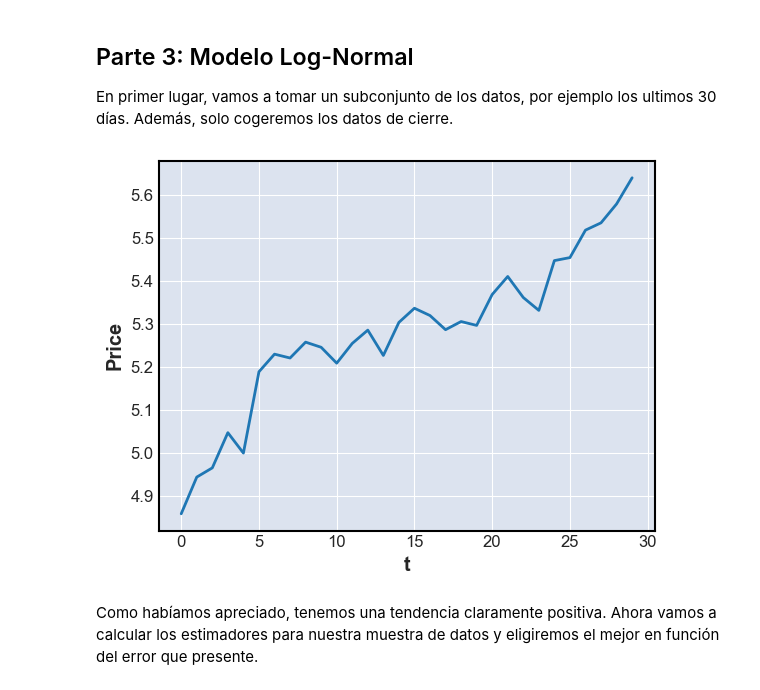
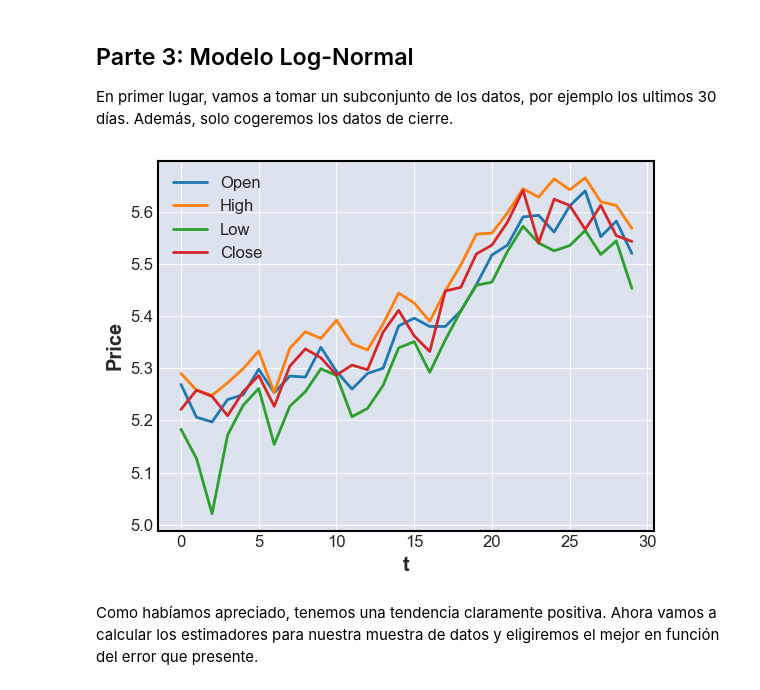
Before and after one commit to bereamanuel/analisisCarteras, a Jupyter notebook: modelo_lognormal.ipynb, the cells around one changed output. Drawn from its saved outputs; the diff is of its cells as text; code cells hidden in the pictures.

```diff
--- a/modelo_lognormal.ipynb
+++ b/modelo_lognormal.ipynb
@@ -341,14 +346,14 @@ None
 
 En primer lugar, vamos a tomar un subconjunto de los datos, por ejemplo los ultimos 30 días. Además, solo cogeremos los datos de cierre.
 # %%
-datos = df.iloc[len(df)-30:]["Close"]
+datos = df.iloc[len(df)-30:][["Open","High","Low","Close"]]
 datos.index = range(0,len(datos))
 ax = datos.plot()
 ax.set_ylabel("Price")
 ax.set_xlabel("t")
 plt.show()
 # %% [output]
-[figure, old version]
+[figure, new version]
 # %% [markdown]
 Como habíamos apreciado, tenemos una tendencia claramente positiva. Ahora vamos a calcular los estimadores para nuestra muestra de datos y eligiremos el mejor en función del error que presente.
 # %% [markdown]
```
Also changed, not shown: parts of 13 cells of this notebook, 1 other file.
